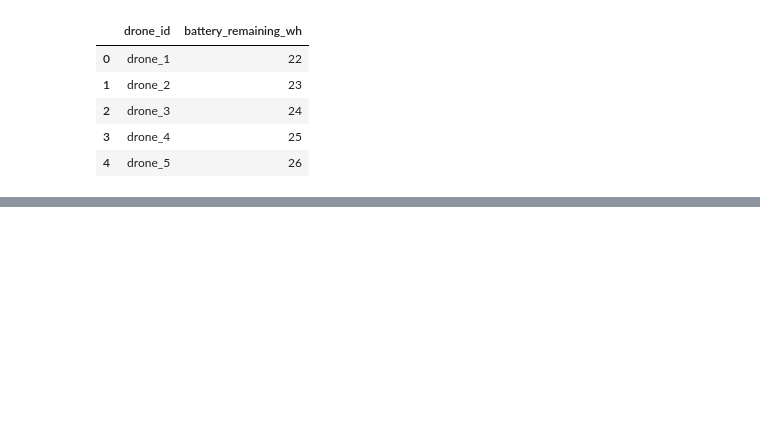
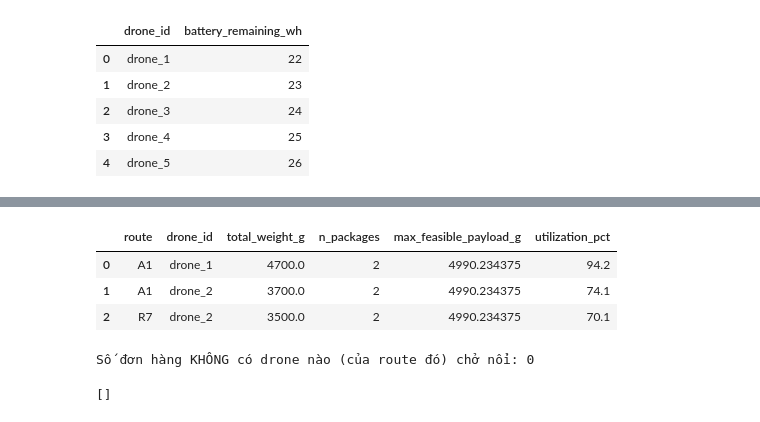
Before and after one commit to luunguyentankhai/Drone-Power-predict, a Jupyter notebook: eda/train.ipynb, the cells around one changed output, grey strips where cells are left out. Drawn from its saved outputs; the diff is of its cells as text; code cells hidden in the pictures; blank space fills up the shorter version.

```diff
--- a/eda/train.ipynb
+++ b/eda/train.ipynb
@@ -445,3 +540,24 @@ Phần này tùy thuộc thêm ràng buộc thực tế (1 drone bay nhiều rou
+# %%
+summary = (
+    assignment_table.groupby(['route', 'drone_id'])
+    .agg(total_weight_g=('weight_g', 'sum'), n_packages=('order_id', 'count'))
+    .reset_index()
+    .merge(feasibility_matrix[['route', 'drone_id', 'max_feasible_payload_g']], on=['route', 'drone_id'])
+)
+summary['utilization_pct'] = (summary['total_weight_g'] / summary['max_feasible_payload_g'] * 100).round(1)
+summary = summary.sort_values(['route', 'utilization_pct'], ascending=[True, False]).reset_index(drop=True)
+summary
+# %% [output]
+|  | route | drone_id | total_weight_g | n_packages | max_feasible_payload_g | utilization_pct |
+| 0 | A1 | drone_1 | 4700.0 | 2 | 4990.234375 | 94.2 |
+| 1 | A1 | drone_2 | 3700.0 | 2 | 4990.234375 | 74.1 |
+| 2 | R7 | drone_2 | 3500.0 | 2 | 4990.234375 | 70.1 |
+# %%
+print(f"Số đơn hàng KHÔNG có drone nào (của route đó) chở nổi: {len(all_unassigned)}")
+all_unassigned
+# %% [output]
+Số đơn hàng KHÔNG có drone nào (của route đó) chở nổi: 0
+[]
 # %%
 del df
 gc.collect()
```
Also changed, not shown: parts of 15 cells of this notebook.
